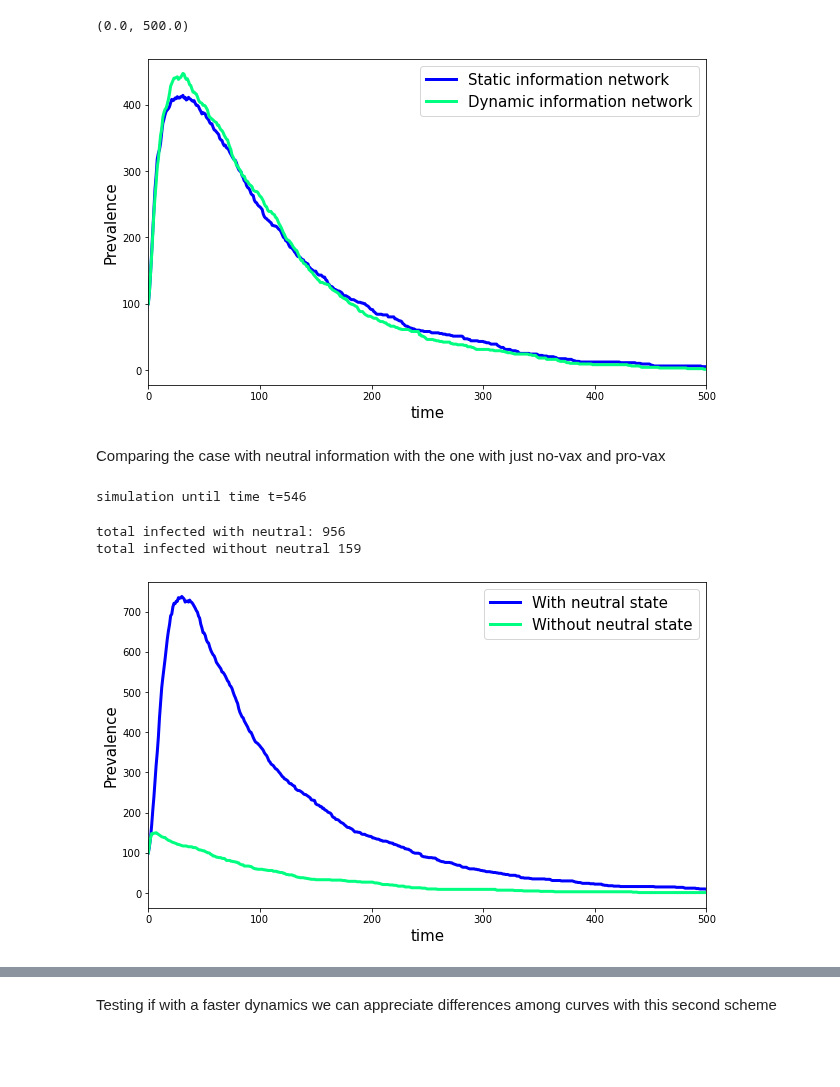
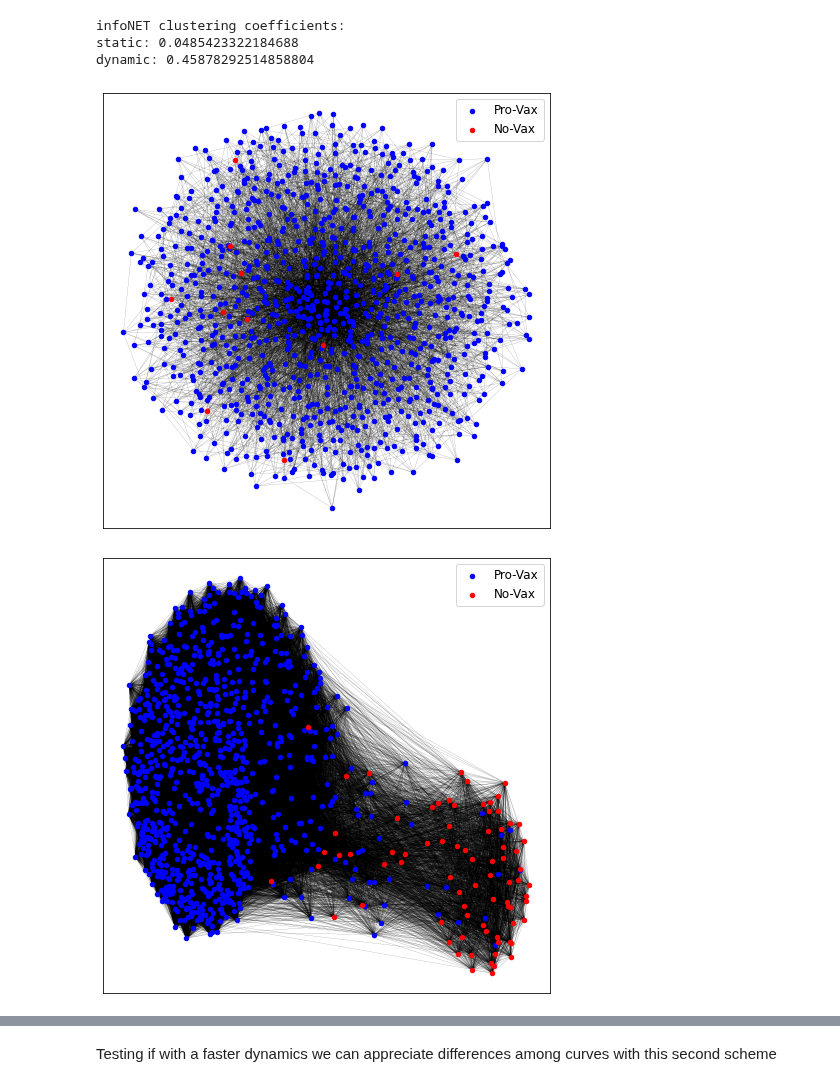
Before and after one commit to michelemcrudele/LDE-Project, a Jupyter notebook: simulation.ipynb, the cells around one changed output, grey strips where cells are left out. Cells and saved outputs as stored; diff of their text form; code cells hidden in the pictures; blank space fills up the shorter version.

```diff
--- a/simulation.ipynb
+++ b/simulation.ipynb
@@ -100,53 +49,12 @@ simulation until time t=631
-# %%
-colors = cm.get_cmap('winter', 2)
-fig, ax = plt.subplots(nrows=1,ncols=1,figsize=(10,6))
-ax.plot(sim_static[0], sim_static[2], lw=3, c=colors(0), label= "Static information network", alpha=1)
-ax.plot(sim_dynamic[0], sim_dynamic[2], lw=3, c=colors(1), label= "Dynamic information network", alpha=1)
-ax.legend(fontsize=15)
-ax.set_ylabel("Prevalence", size=15)
-ax.set_xlabel("time", size=15)
-ax.set_xlim(0,500)
-# %% [output]
-(0.0, 500.0)
-[figure, removed]
-# %% [markdown]
-Comparing the case with neutral information with the one with just no-vax and pro-vax
-# %%
-N = 1000 # number of nodes
-ave_degree = 15
-p = ave_degree / N  # edge probability
-initial_infecteds = np.random.choice(np.arange(N), size=100, replace=False)
-initial_no_vax50 = np.random.choice(np.arange(N), size=50, replace=False)
-
-
-mu = 0.01       # recovery rate
-beta = 0.015    # infection rate
-pro = 0.01       # rate of classical media influence on people
-pol = 0.02       # propensity of opinion polarization
-p_sym = 0.05    # prob for an infected person to have severe symptoms
-r = 0.5         # rate of vaccination for PV
-
-#BAG1 = nx.barabasi_albert_graph(N, ave_degree)
-BAG1 = nx.barabasi_albert_graph(N, int(ave_degree/2))
-BAG2 = BAG1.copy()
-BAG3 = BAG2.copy()
-
-sim_neutral = SIR_net_adaptive(BAG1, BAG2, beta=beta, mu=mu, r=r, pro=pro, pol=pol, p_sym=p_sym, initial_infecteds=initial_infecteds, initial_no_vax=initial_no_vax50)
-sim_no_neural = SIR_net_adaptive2(BAG1, BAG3, beta=beta, mu=mu, r=r, pro=pro, pol=pol, p_sym=p_sym, initial_infecteds=initial_infecteds, initial_no_vax=initial_no_vax50)
-# %% [output]
-simulation until time t=546
-# %%
-colors = cm.get_cmap('winter', 2)
-fig, ax = plt.subplots(nrows=1,ncols=1,figsize=(10,6))
-ax.plot(sim_neutral[0], sim_neutral[2], lw=3, c=colors(0), label= "With neutral state", alpha=1)
-ax.plot(sim_no_neural[0], sim_no_neural[2], lw=3, c=colors(1), label= "Without neutral state", alpha=1)
-ax.legend(fontsize=15)
-ax.set_ylabel("Prevalence", size=15)
-ax.set_xlabel("time", size=15)
-ax.set_xlim(0,500)
-print('total infected with neutral:', sim_neutral[4])
-print('total infected without neutral', sim_no_neural[4])
-# %% [output]
-total infected with neutral: 956
-total infected without neutral 159
-[figure, removed]
+# %%
+print('infoNET clustering coefficients:')
+print('static:', nx.algorithms.cluster.average_clustering(G_info_static))
+print('dynamic:', nx.algorithms.cluster.average_clustering(G_info_dynamic))
+utils.plot_info_network(G_info_static)
+utils.plot_info_network(G_info_dynamic)
+# %% [output]
+infoNET clustering coefficients:
+static: 0.0485423322184688
+dynamic: 0.45878292514858804
+[figure, added]
+[figure, added]
```
Also changed, not shown: parts of 15 cells of this notebook, 3 other files.
